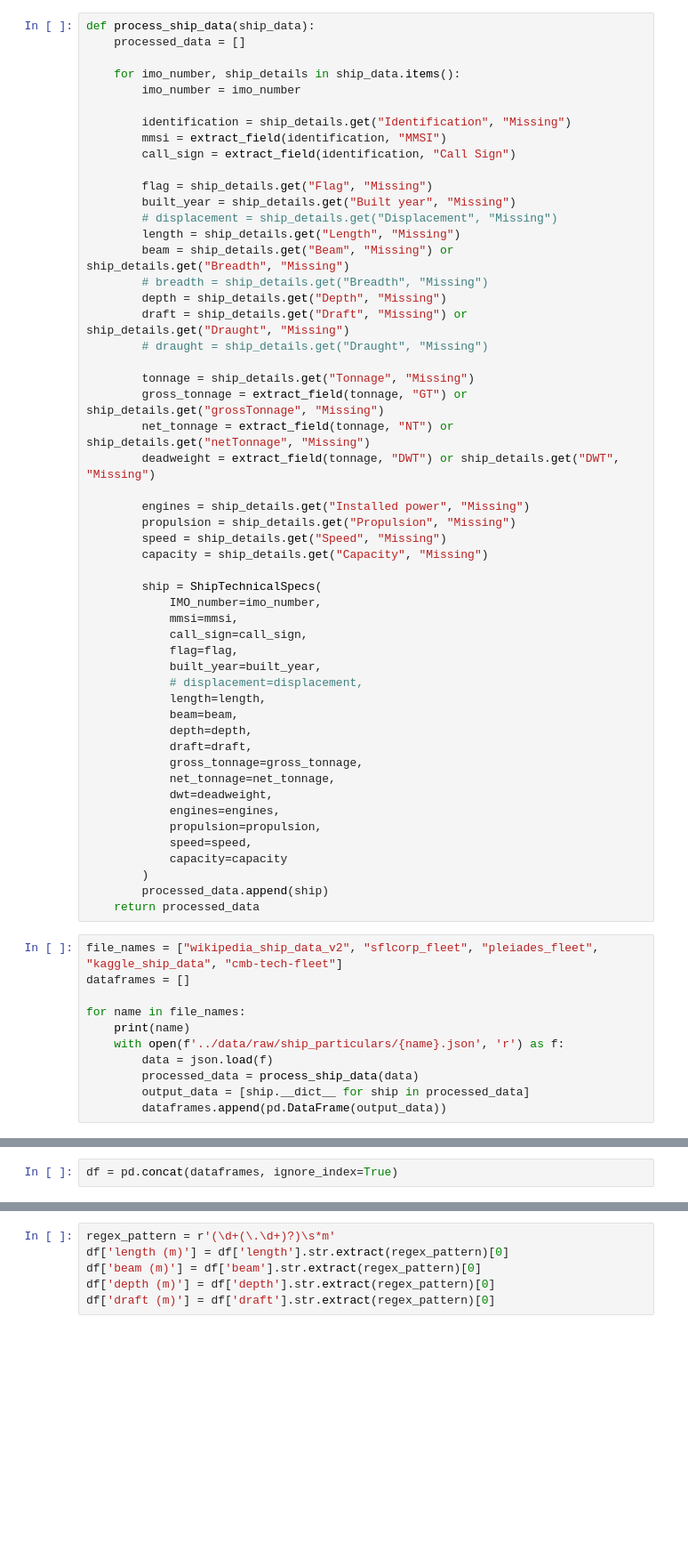
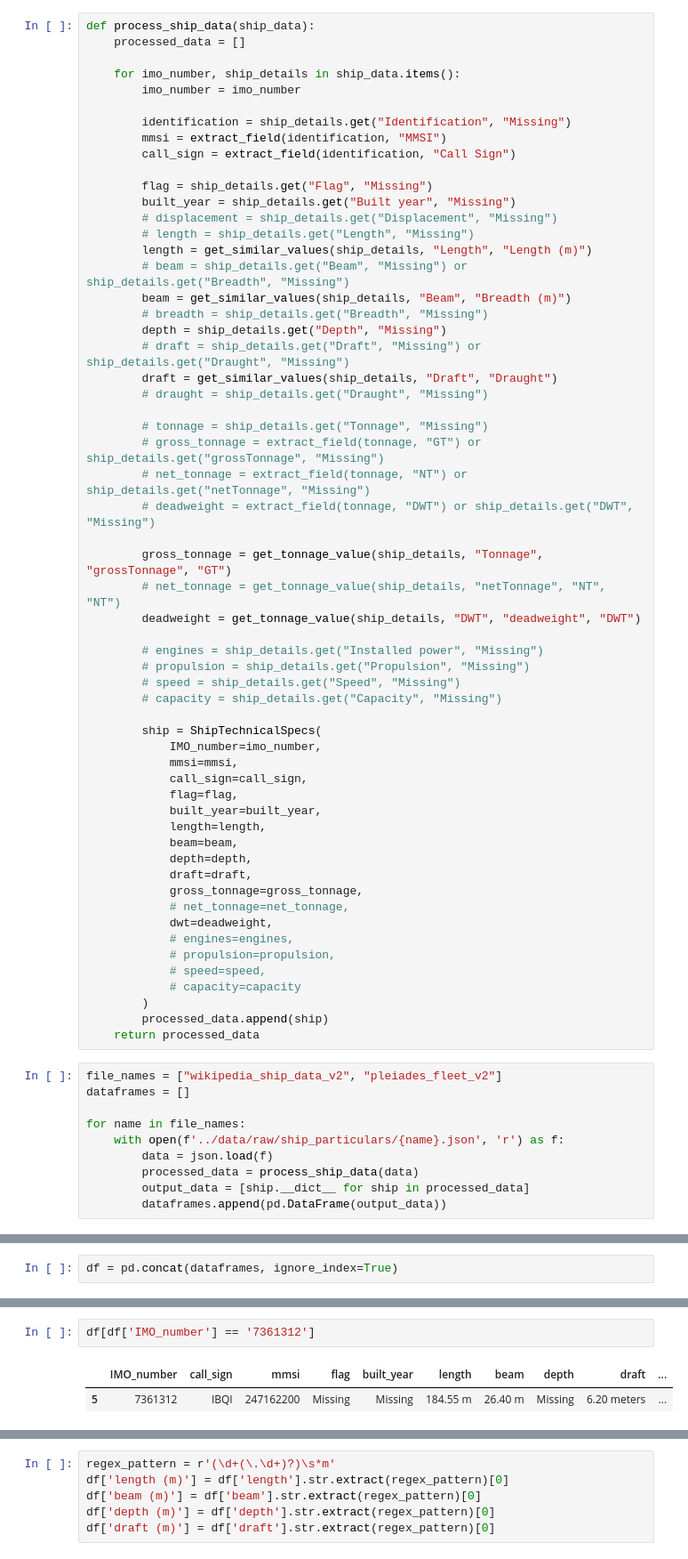
Before and after one commit to vasileiosvyzas/maritime-emissions-analysis-platform, a Jupyter notebook: notebooks/ship_technical_data_processor.ipynb, the cells around one changed output, grey strips where cells are left out. Shown at 89% size. Saved outputs shown, nothing was run; the diff lists cells and outputs as text; blank space fills up the shorter version.

Commit message:
Made small changes to the helper function and removed data fields that I don't think I will need

```diff
--- a/notebooks/ship_technical_data_processor.ipynb
+++ b/notebooks/ship_technical_data_processor.ipynb
@@ -58,22 +83,29 @@ def process_ship_data(ship_data):
         flag = ship_details.get("Flag", "Missing")
         built_year = ship_details.get("Built year", "Missing")
         # displacement = ship_details.get("Displacement", "Missing")
-        length = ship_details.get("Length", "Missing")
-        beam = ship_details.get("Beam", "Missing") or ship_details.get("Breadth", "Missing")
+        # length = ship_details.get("Length", "Missing")
+        length = get_similar_values(ship_details, "Length", "Length (m)")
+        # beam = ship_details.get("Beam", "Missing") or ship_details.get("Breadth", "Missing")
+        beam = get_similar_values(ship_details, "Beam", "Breadth (m)")
         # breadth = ship_details.get("Breadth", "Missing")
         depth = ship_details.get("Depth", "Missing")
-        draft = ship_details.get("Draft", "Missing") or ship_details.get("Draught", "Missing")
+        # draft = ship_details.get("Draft", "Missing") or ship_details.get("Draught", "Missing")
+        draft = get_similar_values(ship_details, "Draft", "Draught")
         # draught = ship_details.get("Draught", "Missing")
 
-        tonnage = ship_details.get("Tonnage", "Missing")
-        gross_tonnage = extract_field(tonnage, "GT") or ship_details.get("grossTonnage", "Missing")
-        net_tonnage = extract_field(tonnage, "NT") or ship_details.get("netTonnage", "Missing")
-        deadweight = extract_field(tonnage, "DWT") or ship_details.get("DWT", "Missing")
+        # tonnage = ship_details.get("Tonnage", "Missing")
+        # gross_tonnage = extract_field(tonnage, "GT") or ship_details.get("grossTonnage", "Missing")
+        # net_tonnage = extract_field(tonnage, "NT") or ship_details.get("netTonnage", "Missing")
+        # deadweight = extract_field(tonnage, "DWT") or ship_details.get("DWT", "Missing")
 
-        engines = ship_details.get("Installed power", "Missing")
-        propulsion = ship_details.get("Propulsion", "Missing")
-        speed = ship_details.get("Speed", "Missing")
-        capacity = ship_details.get("Capacity", "Missing")
+        gross_tonnage = get_tonnage_value(ship_details, "Tonnage", "grossTonnage", "GT")
+        # net_tonnage = get_tonnage_value(ship_details, "netTonnage", "NT", "NT")
+        deadweight = get_tonnage_value(ship_details, "DWT", "deadweight", "DWT")
+
+        # engines = ship_details.get("Installed power", "Missing")
+        # propulsion = ship_details.get("Propulsion", "Missing")
+        # speed = ship_details.get("Speed", "Missing")
+        # capacity = ship_details.get("Capacity", "Missing")
 
         ship = ShipTechnicalSpecs(
             IMO_number=imo_number,
@@ -81,27 +113,25 @@ def process_ship_data(ship_data):
             call_sign=call_sign,
             flag=flag,
             built_year=built_year,
-            # displacement=displacement,
             length=length,
             beam=beam,
             depth=depth,
             draft=draft,
             gross_tonnage=gross_tonnage,
-            net_tonnage=net_tonnage,
+            # net_tonnage=net_tonnage,
             dwt=deadweight,
-            engines=engines,
-            propulsion=propulsion,
-            speed=speed,
-            capacity=capacity
+            # engines=engines,
+            # propulsion=propulsion,
+            # speed=speed,
+            # capacity=capacity
         )
         processed_data.append(ship)
     return processed_data
 # %%
-file_names = ["wikipedia_ship_data_v2", "sflcorp_fleet", "pleiades_fleet", "kaggle_ship_data", "cmb-tech-fleet"]
+file_names = ["wikipedia_ship_data_v2", "pleiades_fleet_v2"]
 dataframes = []
 
 for name in file_names:
-    print(name)
     with open(f'../data/raw/ship_particulars/{name}.json', 'r') as f:
         data = json.load(f)
         processed_data = process_ship_data(data)
@@ -134,2 +160,7 @@ df
+# %%
+df[df['IMO_number'] == '7361312']
+# %% [output]
+|  | IMO_number | call_sign | mmsi | flag | built_year | length | beam | depth | draft | ... |
+| 5 | 7361312 | IBQI | 247162200 | Missing | Missing | 184.55 m | 26.40 m | Missing | 6.20 meters | ... |
 # %%
 df['beam'].value_counts(dropna=False)
```
Also changed, not shown: parts of 9 cells of this notebook.
